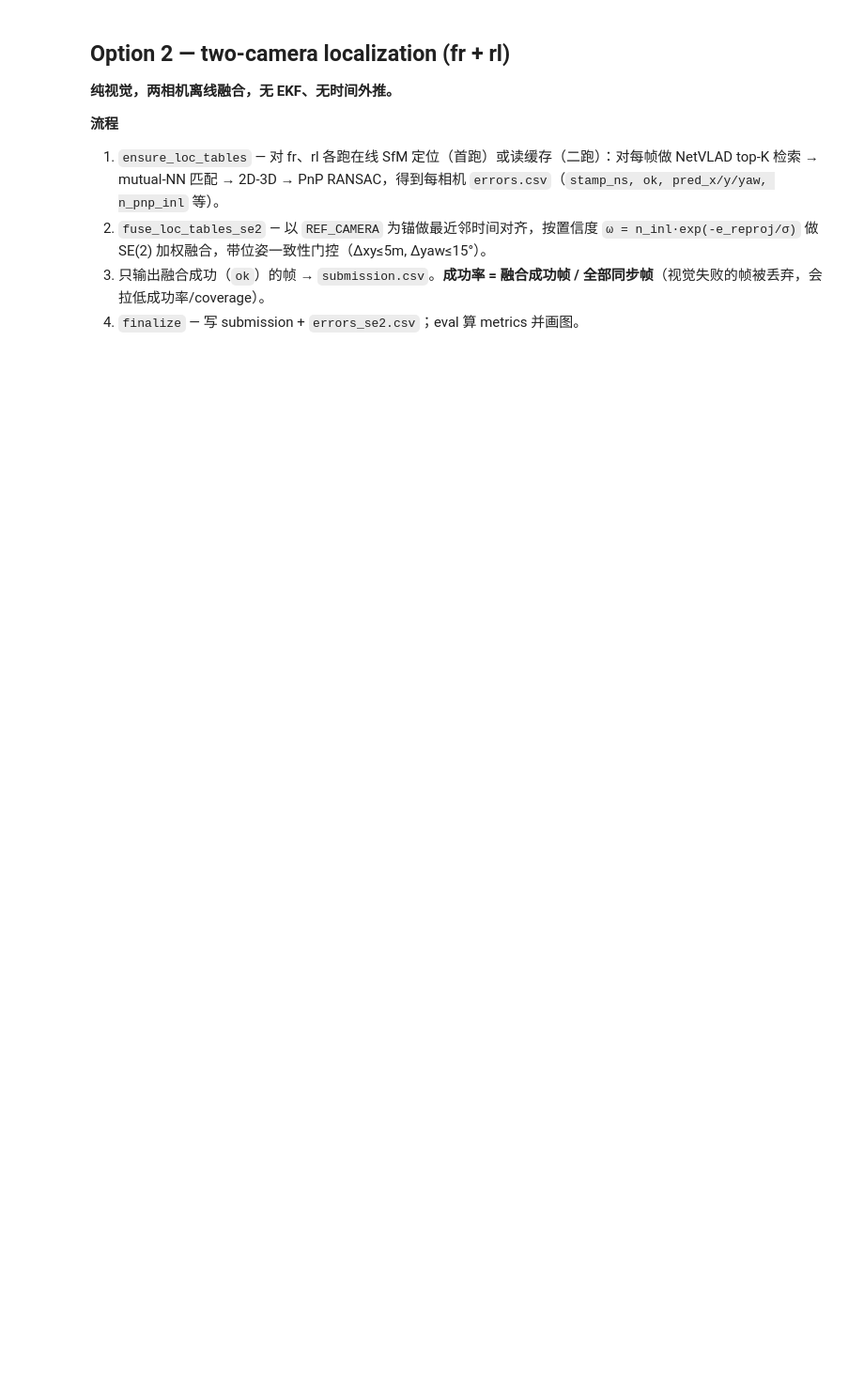
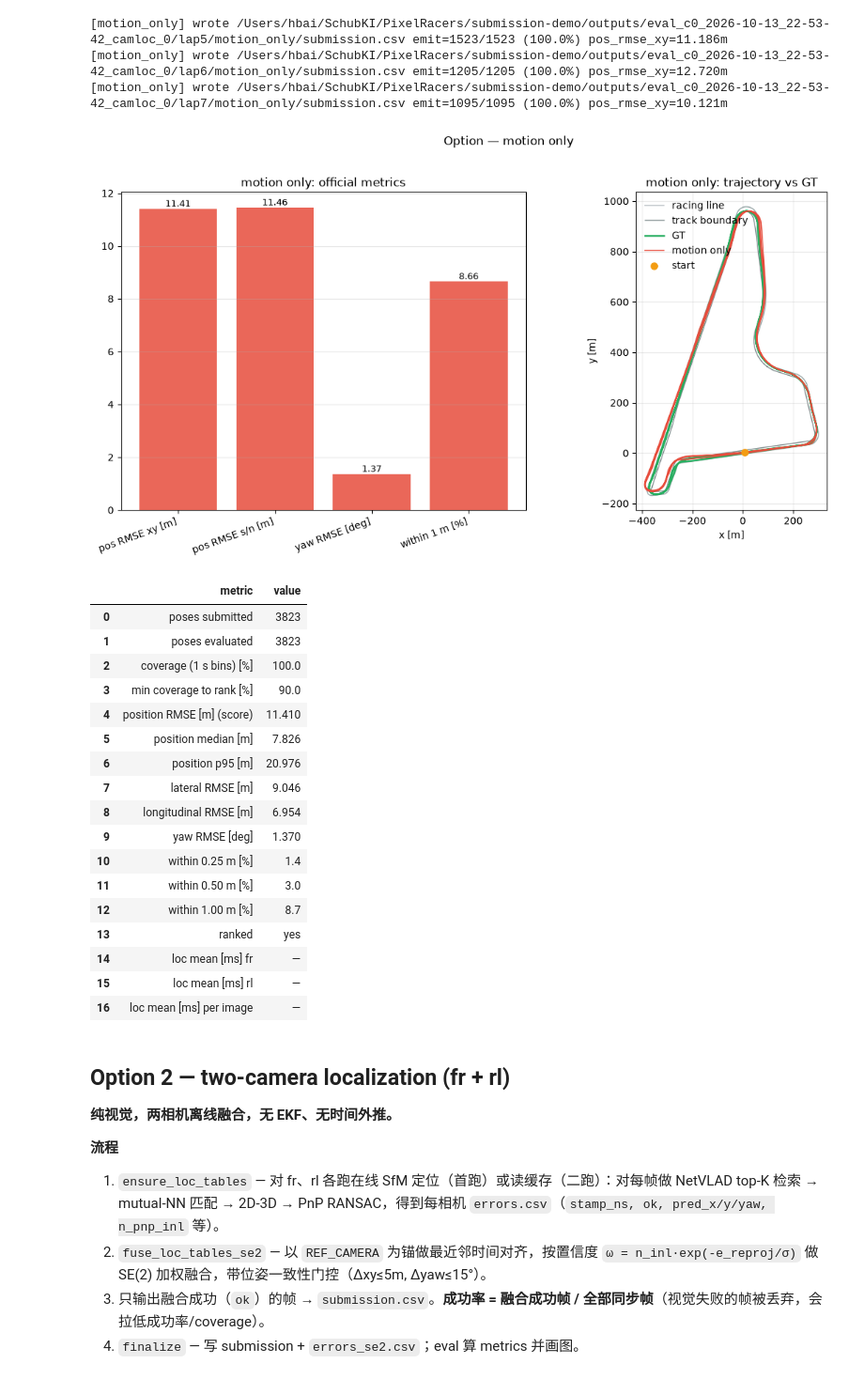
Before and after one commit to baihao/PixelRacers, a Jupyter notebook: submission-demo/run_submission.ipynb, the cells around one changed output. Shown at 94% size. Cells and saved outputs as stored; diff of their text form; code cells hidden in the pictures; blank space fills up the shorter version.

Commit message:
Add submission demo code, docs, and LFS config.
SfM map bundles and track-model mcap are committed separately via Git LFS.

Co-authored-by: Cursor <cursoragent@cursor.com>

```diff
--- a/submission-demo/run_submission.ipynb
+++ b/submission-demo/run_submission.ipynb
@@ -35,2 +42,10 @@
+# %%
+TRAIN_MCAP = "/Users/hbai/SchubKI/c0_2026-10-13_22-53-42_camloc/c0_2026-10-13_22-53-42_camloc_0.mcap"
+TEST_MCAP  = "/Users/hbai/SchubKI/rosbag_2026-10-13_16-08-46_cameras_lap/rosbag_2026-10-13_16-08-46_cameras_lap_0.mcap"
+MODE = "eval"            # eval=训练+GT | predict=测试(无 GT)
+LAPS = [5, 6, 7]         # eval 跑哪些圈；None=全部 complete lap
+LAPS_JSON = "/Users/hbai/SchubKI/PixelRacers/lapdata/laps.json"  # None 则从 GT 自动检测
+INIT_POSE_XYYAW = (-120.0, 695.0, -1.842)  # 仅 predict；eval 忽略
+INIT_POSE_T0_NS = None
 # %% [markdown]
 ## SETUP
@@ -107,13 +133,38 @@ print("windows:", [w["name"] for w in ctx.windows])
 # %%
 for w in ctx.windows:
     se_win = P.window_se(ctx, w)                         # 1. SE 切窗
-    x0, y0, yaw0, t0 = P.init_pose(ctx, se_win)          # 2. 首帧初值
+    x0, y0, yaw0, t0 = P.init_pose(ctx, se_win, w, run_localize=False)  # 2. 初值（INIT_POSE_XYYAW / GT / loc）
     t_last = P.camera_tlast(ctx, w)                      # 3. 相机时间戳（无特征）
     pred = mek.run_mode_a_se_predict_at(                 # 4. 航位积分 + 采样
         se_win, t_last, x0=x0, y0=y0, yaw0=yaw0)
     out_dir = cfg.run_dir / w["name"] / "motion_only"
     P.finalize(ctx, pred, out_dir, "motion_only", w,     # 5. 落盘 + metrics + 图
-               n_total=len(pred), show_plots=True)
+               n_total=len(pred), show_plots=False)
+# 多圈合并展示：轨迹/metrics 图 + tools/evaluate.py 表格（window=all）
+show_eval_table(P.present_option(ctx, "motion_only", show_plots=True, print_evaluate_report=False))
+# %% [output]
+[motion_only] wrote /Users/hbai/SchubKI/PixelRacers/submission-demo/outputs/eval_c0_2026-10-13_22-53-42_camloc_0/lap5/motion_only/submission.csv emit=1523/1523 (100.0%) pos_rmse_xy=11.186m
+[motion_only] wrote /Users/hbai/SchubKI/PixelRacers/submission-demo/outputs/eval_c0_2026-10-13_22-53-42_camloc_0/lap6/motion_only/submission.csv emit=1205/1205 (100.0%) pos_rmse_xy=12.720m
+[motion_only] wrote /Users/hbai/SchubKI/PixelRacers/submission-demo/outputs/eval_c0_2026-10-13_22-53-42_camloc_0/lap7/motion_only/submission.csv emit=1095/1095 (100.0%) pos_rmse_xy=10.121m
+[figure, added]
+|  | metric | value |
+| 0 | poses submitted | 3823 |
+| 1 | poses evaluated | 3823 |
+| 2 | coverage (1 s bins) [%] | 100.0 |
+| 3 | min coverage to rank [%] | 90.0 |
+| 4 | position RMSE [m] (score) | 11.410 |
+| 5 | position median [m] | 7.826 |
+| 6 | position p95 [m] | 20.976 |
+| 7 | lateral RMSE [m] | 9.046 |
+| 8 | longitudinal RMSE [m] | 6.954 |
+| 9 | yaw RMSE [deg] | 1.370 |
+| 10 | within 0.25 m [%] | 1.4 |
+| 11 | within 0.50 m [%] | 3.0 |
+| 12 | within 1.00 m [%] | 8.7 |
+| 13 | ranked | yes |
+| 14 | loc mean [ms] fr | — |
+| 15 | loc mean [ms] rl | — |
+| 16 | loc mean [ms] per image | — |
 # %% [markdown]
 ## Option 2 — two-camera localization (fr + rl)
 
```
Also changed, not shown: parts of 14 cells of this notebook, 32 other files.
